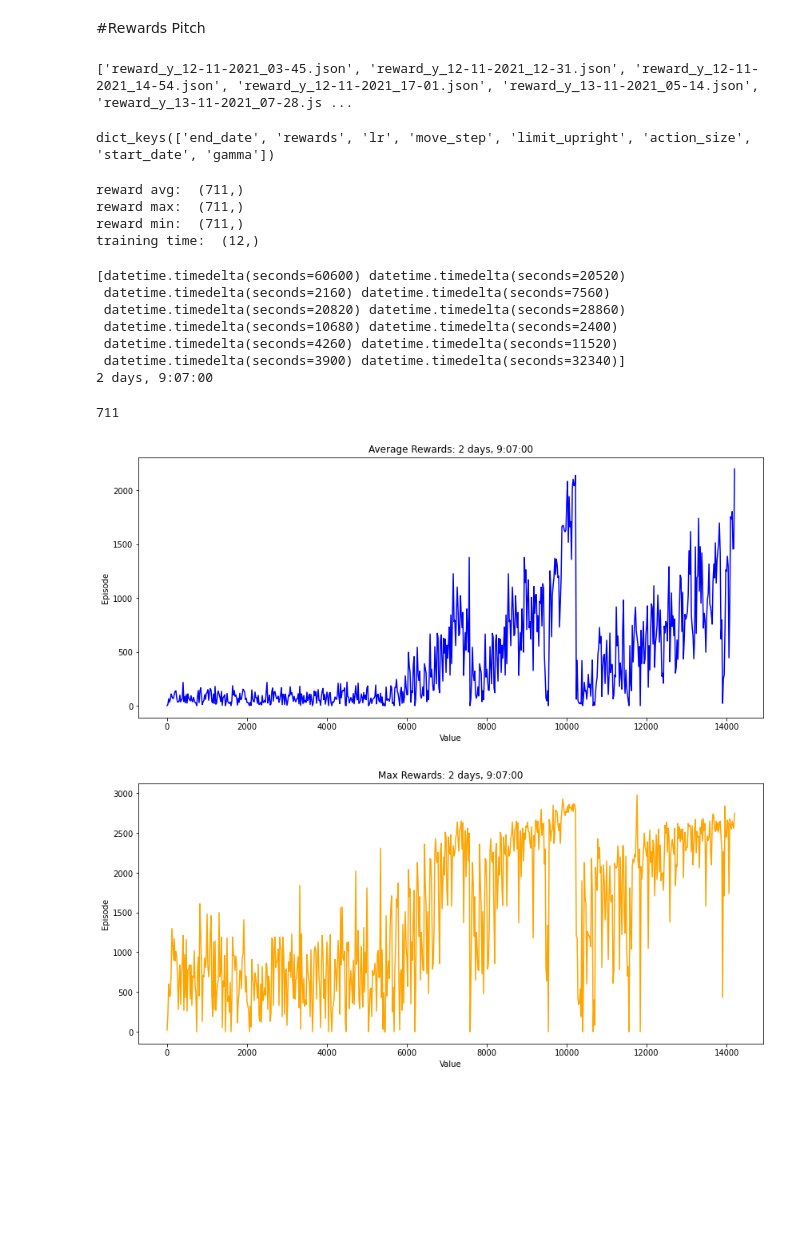
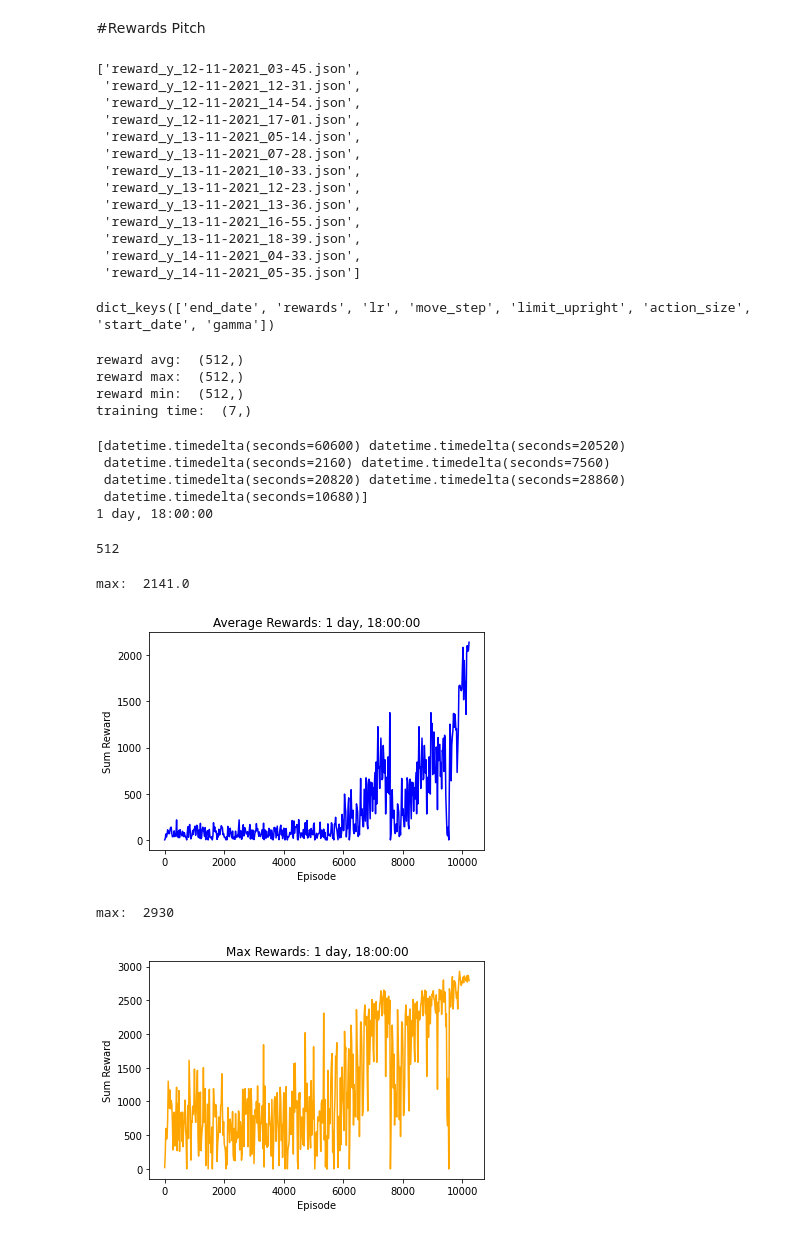
Before and after one commit to dayatsa/OpedQuadruped, a Jupyter notebook: notebooks/plot_reward.ipynb, the cells around one changed output. Saved outputs shown, nothing was run; the diff lists cells and outputs as text; code cells hidden in the pictures; blank space fills up the shorter version.

```diff
--- a/notebooks/plot_reward.ipynb
+++ b/notebooks/plot_reward.ipynb
@@ -111,9 +137,21 @@ plt.show()
 # %%
 dir = os.listdir('/content/OpedQuadruped/oped/oped_teleopp/rewards/y')
 sorted_dir = sorted(dir)
-print(sorted_dir)
+sorted_dir
 # %% [output]
-['reward_y_12-11-2021_03-45.json', 'reward_y_12-11-2021_12-31.json', 'reward_y_12-11-2021_14-54.json', 'reward_y_12-11-2021_17-01.json', 'reward_y_13-11-2021_05-14.json', 'reward_y_13-11-2021_07-28.js ...
+['reward_y_12-11-2021_03-45.json',
+ 'reward_y_12-11-2021_12-31.json',
+ 'reward_y_12-11-2021_14-54.json',
+ 'reward_y_12-11-2021_17-01.json',
+ 'reward_y_13-11-2021_05-14.json',
+ 'reward_y_13-11-2021_07-28.json',
+ 'reward_y_13-11-2021_10-33.json',
+ 'reward_y_13-11-2021_12-23.json',
+ 'reward_y_13-11-2021_13-36.json',
+ 'reward_y_13-11-2021_16-55.json',
+ 'reward_y_13-11-2021_18-39.json',
+ 'reward_y_14-11-2021_04-33.json',
+ 'reward_y_14-11-2021_05-35.json']
 # %%
 with open('/content/OpedQuadruped/oped/oped_teleopp/rewards/y/' + sorted_dir[0]) as f:
     data = json.load(f)
@@ -127,7 +165,7 @@ reward_min = []
 training_time = []
 FMT = "%d-%m-%Y_%H:%M"
 
-for i in range(len(sorted_dir) - 1):
+for i in range(len(sorted_dir) - 6):
   with open('/content/OpedQuadruped/oped/oped_teleopp/rewards/y/' + sorted_dir[i]) as f:
     data = json.load(f)
     reward_avg = reward_avg + data['rewards']['avg']
@@ -147,10 +185,10 @@ print("reward max: ", reward_max.shape)
 print("reward min: ", reward_min.shape)
 print("training time: ", training_time.shape)
 # %% [output]
-reward avg:  (711,)
-reward max:  (711,)
-reward min:  (711,)
-training time:  (12,)
+reward avg:  (512,)
+reward max:  (512,)
+reward min:  (512,)
+training time:  (7,)
 # %%
 print(training_time)
 sum_training_time = np.sum(training_time)
@@ -159,35 +197,37 @@ print(sum_training_time)
 [datetime.timedelta(seconds=60600) datetime.timedelta(seconds=20520)
  datetime.timedelta(seconds=2160) datetime.timedelta(seconds=7560)
  datetime.timedelta(seconds=20820) datetime.timedelta(seconds=28860)
- datetime.timedelta(seconds=10680) datetime.timedelta(seconds=2400)
- datetime.timedelta(seconds=4260) datetime.timedelta(seconds=11520)
- datetime.timedelta(seconds=3900) datetime.timedelta(seconds=32340)]
-2 days, 9:07:00
+ datetime.timedelta(seconds=10680)]
+1 day, 18:00:00
 # %%
 episode = [i*20 for i in range(len(reward_avg))]
 len(episode)
 # %% [output]
-711
+512
 # %%
-fig, ax = plt.subplots(figsize=(14, 6))
+print("max: ", max(reward_avg))
+fig, ax = plt.subplots()
 ax.plot(episode, reward_avg, color='blue')
 # Set plot title and axes labels
 ax.set(title = "Average Rewards: " + str(sum_training_time),
-       xlabel = "Value",
-       ylabel = "Episode")
+       xlabel = "Episode",
+       ylabel = "Sum Reward")
 
 plt.show()
 # %% [output]
+max:  2141.0
-[figure, old version]
+[figure, new version]
 # %%
-fig, ax = plt.subplots(figsize=(14, 6))
+print("max: ", max(reward_max))
+fig, ax = plt.subplots()
 ax.plot(episode, reward_max, color='orange')
 # Set plot title and axes labels
 ax.set(title = "Max Rewards: " + str(sum_training_time),
-       xlabel = "Value",
-       ylabel = "Episode")
+       xlabel = "Episode",
+       ylabel = "Sum Reward")
 
 plt.show()
 # %% [output]
+max:  2930
-[figure, old version]
+[figure, new version]
 # %%
```
Also changed, not shown: parts of 7 cells of this notebook, 2 other files.
